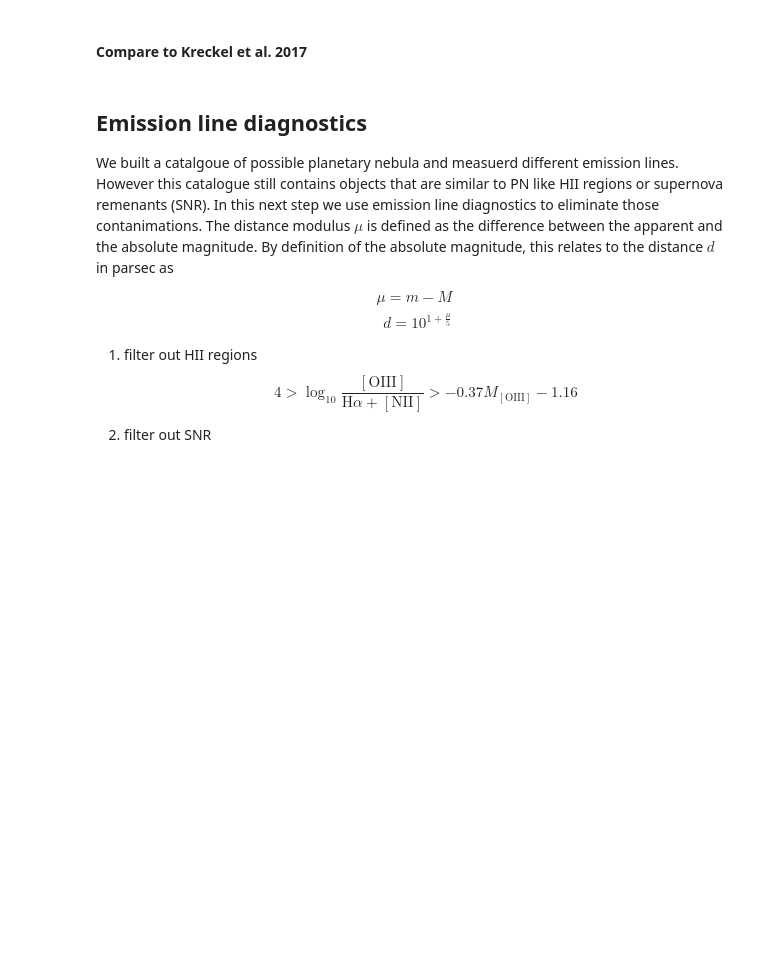
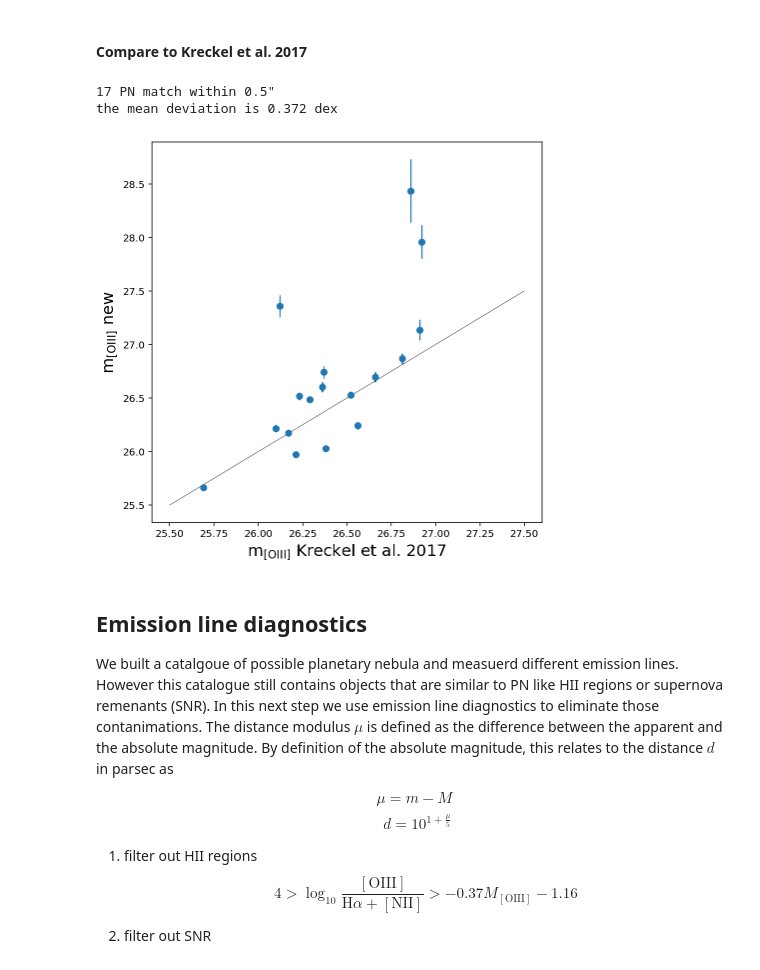
Before and after one commit to fschmnn/pnlf, a Jupyter notebook: notebooks/planetary_nebula.ipynb, the cells around one changed output. Cells and saved outputs as stored; diff of their text form; code cells hidden in the pictures; blank space fills up the shorter version.

```diff
--- a/notebooks/planetary_nebula.ipynb
+++ b/notebooks/planetary_nebula.ipynb
@@ -385,33 +445,37 @@ from astropy.coordinates import Angle                 # work with angles (e.g. 1
 # %%
 ID, angle, Quantity  = match_coordinates_sky(pn_bright['SkyCoord'],flux['SkyCoord'])
 
 # for each object from Kreckel et al. 2017, we search for the nearest source
 # and copy our measured quantities to compare the two
 pn_bright['mOIII_measured']  = flux[ID]['mOIII']
 pn_bright['dmOIII_measured'] = flux[ID]['dmOIII']
 pn_bright['sep'] = angle
 
 fig,ax = plt.subplots(figsize=(7,7))
 
 # we only use sources when their position agrees within this tolerance
-tolerance = '0.4"'
+tolerance = '0.5"'
 
 # calculate the difference in magnitude for those objects
 dif = np.mean(np.abs(pn_bright[angle<Angle(tolerance)]['mOIII'] - pn_bright[angle<Angle(tolerance)]['mOIII_measured']))
 
 print(f'{len(pn_bright[angle<Angle(tolerance)])} PN match within {tolerance}')
 print(f'the mean deviation is {dif:.3f} dex')
 
 ax.errorbar(pn_bright[angle<Angle(tolerance)]['mOIII'],
             pn_bright[angle<Angle(tolerance)]['mOIII_measured'],
             yerr=pn_bright[angle<Angle(tolerance)]['dmOIII_measured'],
             fmt='o')
 
 ax.plot([25.5,27.5],[25.5,27.5],color='black',lw=0.4)
 ax.set_xlabel(r'$\mathrm{m}_{[\mathrm{OIII}]}$ Kreckel et al. 2017',fontsize=16)
 ax.set_ylabel(r'$\mathrm{m}_{[\mathrm{OIII}]}$ new',fontsize=16)
 
 plt.show()
+# %% [output]
+17 PN match within 0.5"
+the mean deviation is 0.372 dex
+[figure, added]
 # %% [markdown]
 ## Emission line diagnostics
 
```
Also changed, not shown: parts of 13 cells of this notebook, 2 other files.
